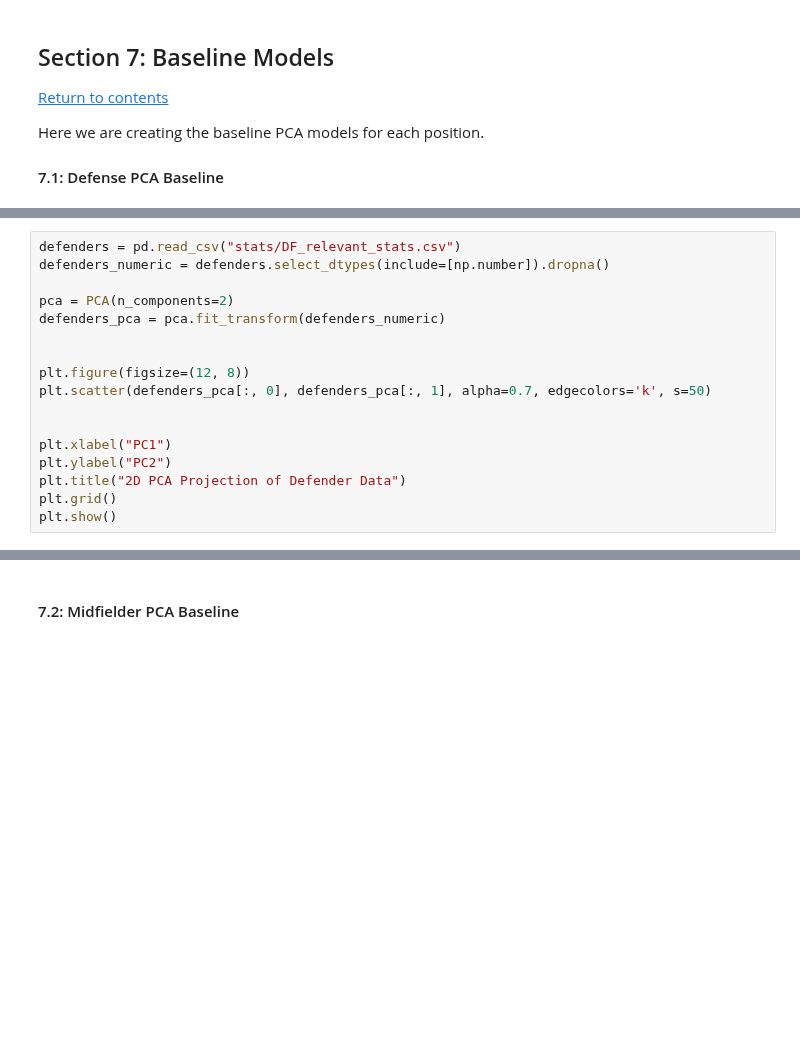
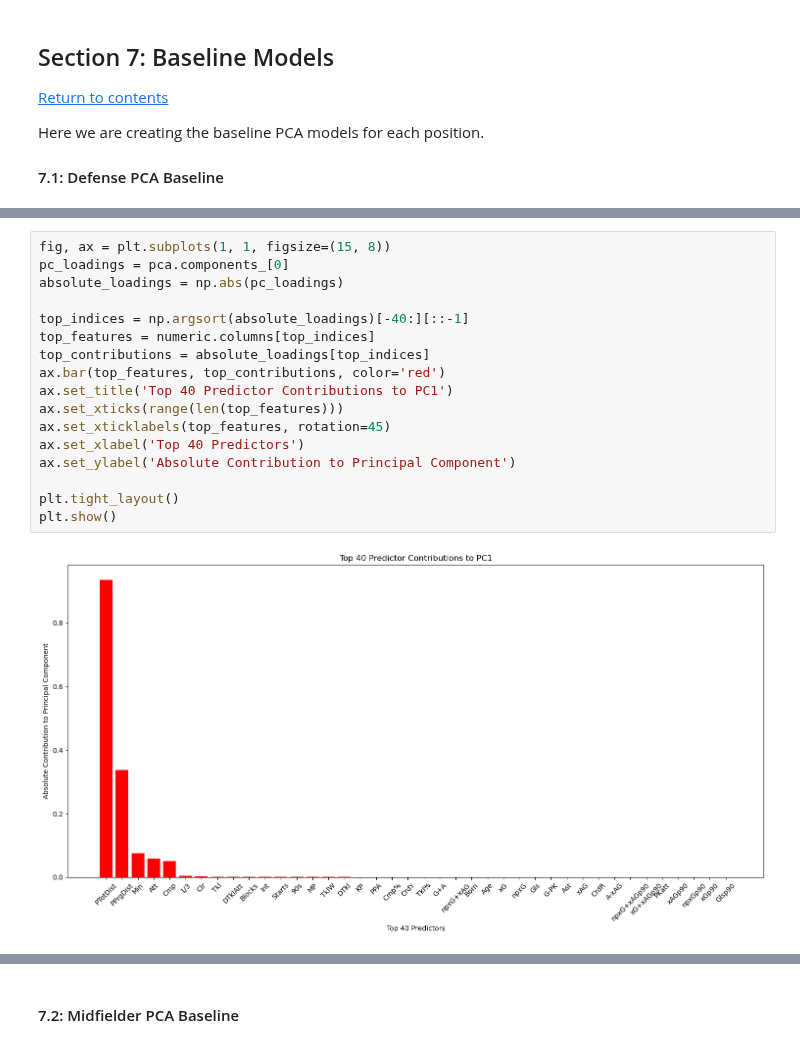
Before and after one commit to kezeani/109aproject, a Jupyter notebook: project.ipynb, the cells around one changed output, grey strips where cells are left out. Saved outputs shown, nothing was run; the diff lists cells and outputs as text; blank space fills up the shorter version.

```diff
--- a/project.ipynb
+++ b/project.ipynb
@@ -236,17 +239,0 @@ plt.show()
-# %%
-defenders = pd.read_csv("stats/DF_relevant_stats.csv")
-defenders_numeric = defenders.select_dtypes(include=[np.number]).dropna()
-
-pca = PCA(n_components=2)
-defenders_pca = pca.fit_transform(defenders_numeric)
-
-
-plt.figure(figsize=(12, 8))
-plt.scatter(defenders_pca[:, 0], defenders_pca[:, 1], alpha=0.7, edgecolors='k', s=50)
-
-
-plt.xlabel("PC1")
-plt.ylabel("PC2")
-plt.title("2D PCA Projection of Defender Data")
-plt.grid()
-plt.show()
@@ -309,0 +265,19 @@ Top 10 defenders based on PC1:
+# %%
+fig, ax = plt.subplots(1, 1, figsize=(15, 8))
+pc_loadings = pca.components_[0]
+absolute_loadings = np.abs(pc_loadings)
+
+top_indices = np.argsort(absolute_loadings)[-40:][::-1]
+top_features = numeric.columns[top_indices]
+top_contributions = absolute_loadings[top_indices]
+ax.bar(top_features, top_contributions, color='red')
+ax.set_title('Top 40 Predictor Contributions to PC1')
+ax.set_xticks(range(len(top_features)))
+ax.set_xticklabels(top_features, rotation=45)
+ax.set_xlabel('Top 40 Predictors')
+ax.set_ylabel('Absolute Contribution to Principal Component')
+
+plt.tight_layout()
+plt.show()
+# %% [output]
+[figure, added]
```
Also changed, not shown: parts of 6 cells of this notebook.
